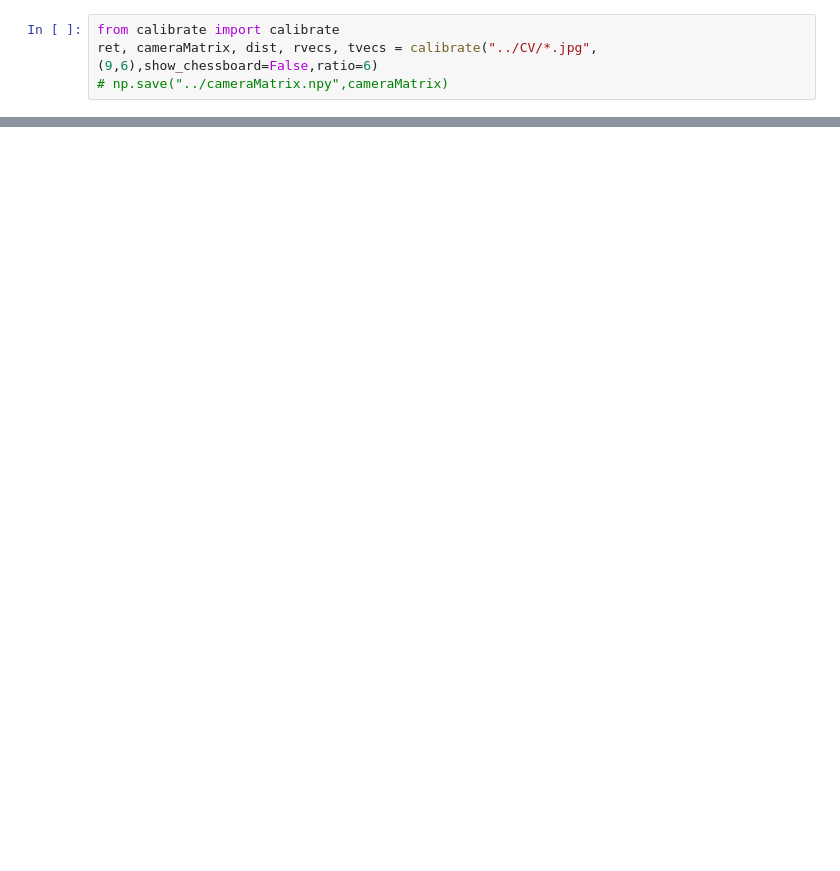
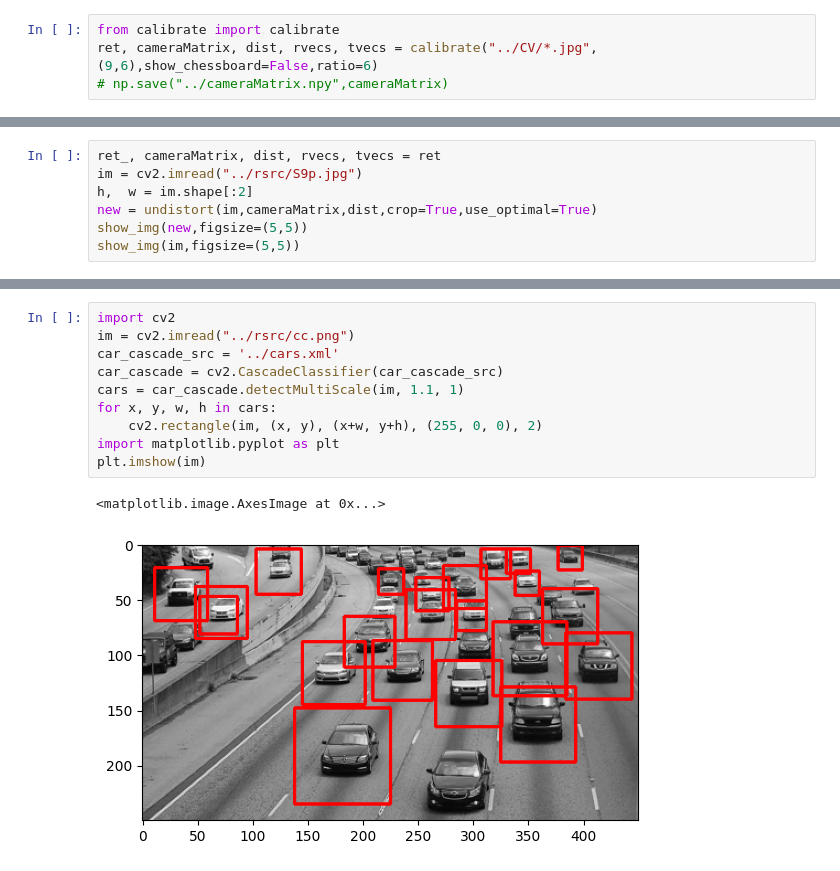
Before and after one commit to n2ak/pfe, a Jupyter notebook: src/edge_detection.ipynb, the cells around one changed output, grey strips where cells are left out. Cells and saved outputs as stored; diff of their text form; blank space fills up the shorter version.

```diff
--- a/src/edge_detection.ipynb
+++ b/src/edge_detection.ipynb
@@ -61,0 +54,7 @@ ret, cameraMatrix, dist, rvecs, tvecs = calibrate("../CV/*.jpg",(9,6),show_chess
+# %%
+ret_, cameraMatrix, dist, rvecs, tvecs = ret
+im = cv2.imread("../rsrc/S9p.jpg")
+h,  w = im.shape[:2]
+new = undistort(im,cameraMatrix,dist,crop=True,use_optimal=True)
+show_img(new,figsize=(5,5))
+show_img(im,figsize=(5,5))
@@ -83,0 +129,13 @@ found matrix:
+# %%
+import cv2
+im = cv2.imread("../rsrc/cc.png")
+car_cascade_src = '../cars.xml'
+car_cascade = cv2.CascadeClassifier(car_cascade_src)
+cars = car_cascade.detectMultiScale(im, 1.1, 1)
+for x, y, w, h in cars:
+    cv2.rectangle(im, (x, y), (x+w, y+h), (255, 0, 0), 2)
+import matplotlib.pyplot as plt
+plt.imshow(im)
+# %% [output]
+<matplotlib.image.AxesImage at 0x...>
+[figure, added]
```
Also changed, not shown: parts of 28 cells of this notebook, 20 other files.
